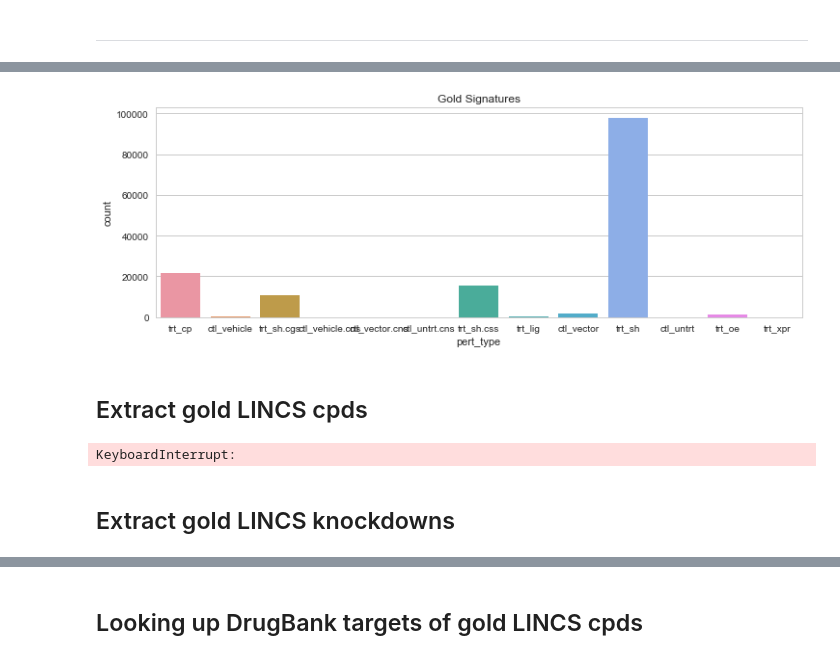
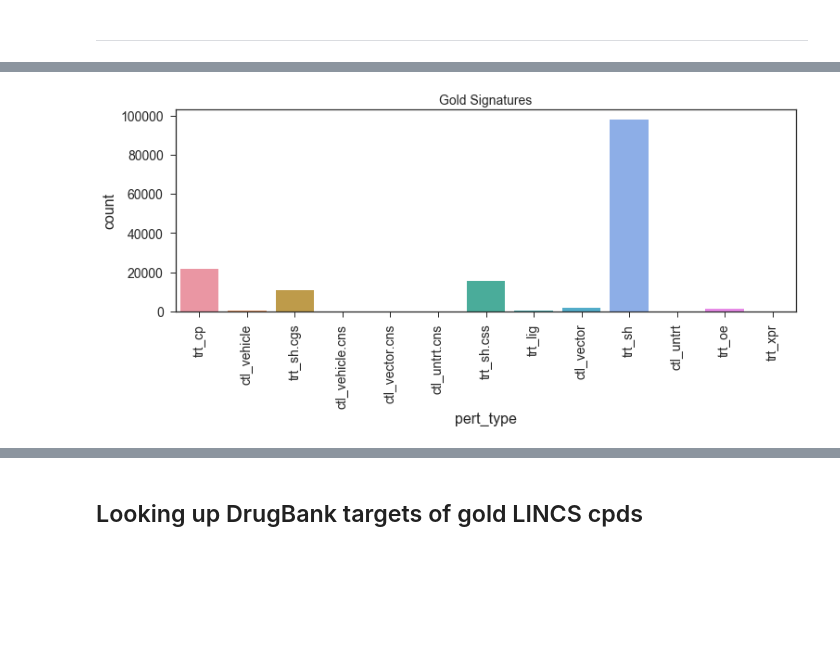
Before and after one commit to npabon/LINCS_target_prediction, a Jupyter notebook: LINCS_data_exploration.ipynb, the cells around one changed output, grey strips where cells are left out. Drawn from its saved outputs; the diff is of its cells as text; code cells hidden in the pictures; blank space fills up the shorter version.

```diff
--- a/LINCS_data_exploration.ipynb
+++ b/LINCS_data_exploration.ipynb
@@ -145,11 +144,10 @@ gold_sigs = all_sig_info[(all_sig_info['distil_cc_q75'] >= 0.2)
                         ].reset_index(drop=True)
 gold_sigs.to_csv('checkpoint_files/gold_sigs.csv')
 # %%
-f, ax = plt.subplots(figsize=(12, 4))
+plt.figure(figsize=(12, 4))
 sns.countplot(x="pert_type", data=gold_sigs)
 plt.title("Gold Signatures")
+plt.xticks(rotation="vertical")
 plt.show()
 # %% [output]
-[figure, old version]
+[figure, new version]
-# %% [markdown]
-## Extract gold LINCS cpds
@@ -160,12 +153,0 @@ gold_cpd_sigs = gold_sigs[gold_sigs['pert_type'] == 'trt_cp'].reset_index(drop=T
-# %%
-# add inchikeys to table for target lookup
-inchi_keys = []
-for index, row in log_progress(gold_cpd_sigs.iterrows(), every=1):
-    pert_id = row['pert_id']
-    inchi_key = pert_info[pert_info['pert_id'] == pert_id].iloc[0]['inchi_key']
-    inchi_keys.append(inchi_key)
-gold_cpd_sigs['inchi_key'] = pd.Series(inchi_keys)
-# %% [output]
-KeyboardInterrupt:
-# %% [markdown]
-## Extract gold LINCS knockdowns
```
Also changed, not shown: parts of 11 cells of this notebook, 1 other file.
